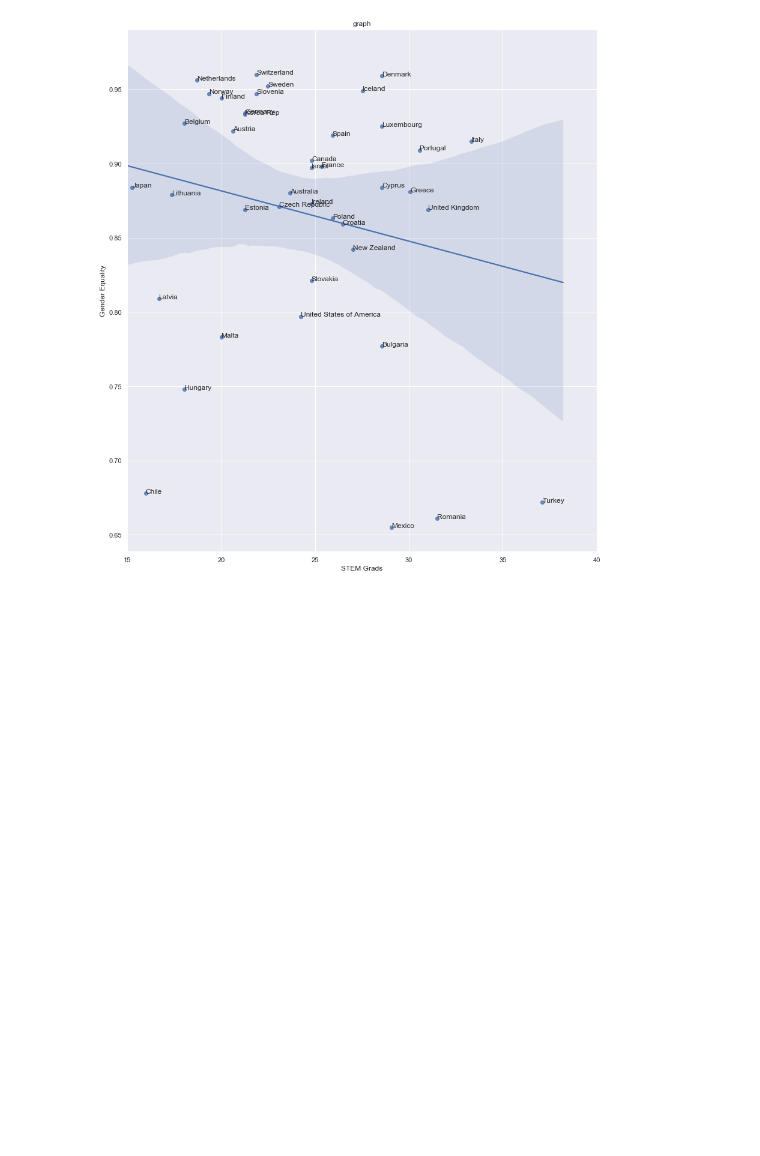
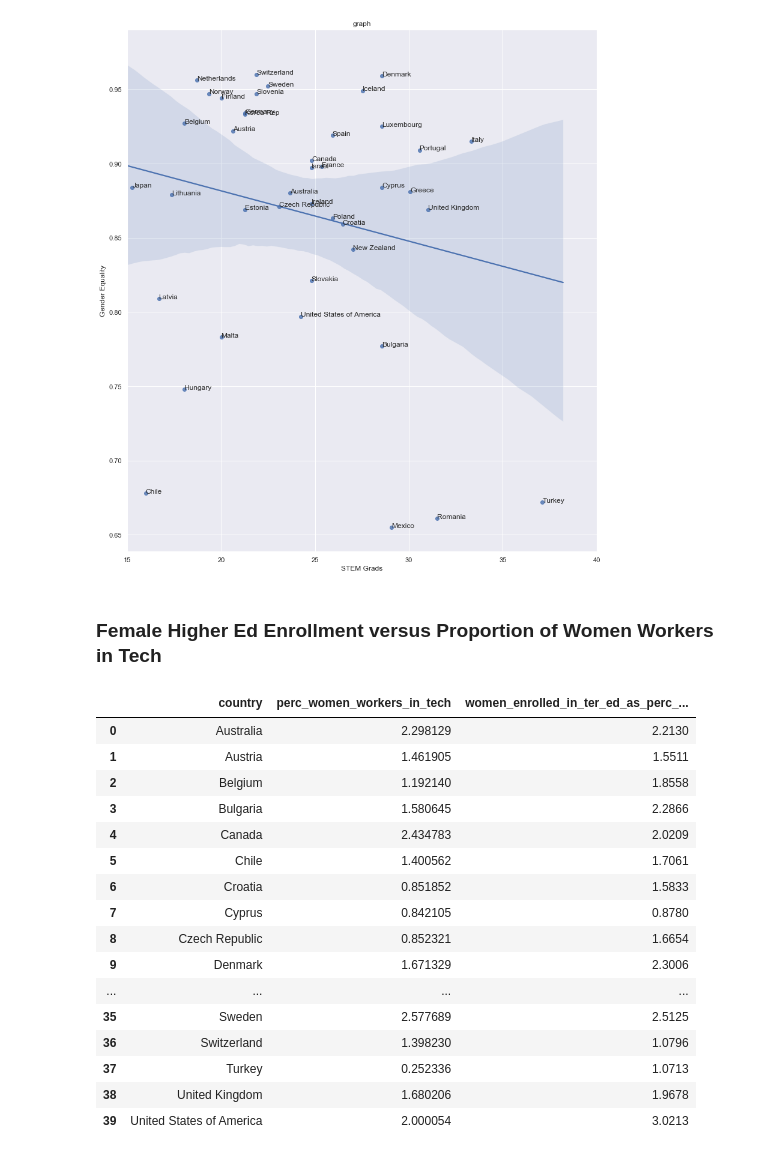
Before and after one commit to jmsmdy/gender-and-tech, a Jupyter notebook: Statistical Analysis.ipynb, the cells around one changed output. Saved outputs shown, nothing was run; the diff lists cells and outputs as text; code cells hidden in the pictures; blank space fills up the shorter version.

Commit message:
cleaned statistical analysis a bit, and pulled data for teriary education

```diff
--- a/Statistical Analysis.ipynb
+++ b/Statistical Analysis.ipynb
@@ -205,3 +218,48 @@ for i in range(len(txt)):
     ax.annotate(txt[i], (x[i], y[i]))
 # %% [output]
 [figure]
+# %% [markdown]
+### Female Higher Ed Enrollment versus Proportion of Women Workers in Tech
+# %%
+higher_ed_query = '''
+        SELECT
+            w. country
+                AS country,
+            100*w.female_tech_workforce_thousands / (w.female_workforce_millions * 1000)
+                AS perc_women_workers_in_tech,
+            100 * max(t.value) / p.value
+                AS women_enrolled_in_ter_ed_as_perc_of_total_pop
+        FROM
+            gender.women_in_tech AS w
+            JOIN
+            gender.ter_ed_enrollment AS t
+            ON w.country = t.country
+            JOIN gender.population_data_full as p
+            ON w.country = p.country
+        WHERE
+            t.subgroup = "Female"
+        GROUP BY
+            t.country;'''
+
+
+df_edu = get_data(higher_ed_query)
+# %%
+df_edu
+# %% [output]
+|  | country | perc_women_workers_in_tech | women_enrolled_in_ter_ed_as_perc_... |
+| 0 | Australia | 2.298129 | 2.2130 |
+| 1 | Austria | 1.461905 | 1.5511 |
+| 2 | Belgium | 1.192140 | 1.8558 |
+| 3 | Bulgaria | 1.580645 | 2.2866 |
+| 4 | Canada | 2.434783 | 2.0209 |
+| 5 | Chile | 1.400562 | 1.7061 |
+| 6 | Croatia | 0.851852 | 1.5833 |
+| 7 | Cyprus | 0.842105 | 0.8780 |
+| 8 | Czech Republic | 0.852321 | 1.6654 |
+| 9 | Denmark | 1.671329 | 2.3006 |
+| ... | ... | ... | ... |
+| 35 | Sweden | 2.577689 | 2.5125 |
+| 36 | Switzerland | 1.398230 | 1.0796 |
+| 37 | Turkey | 0.252336 | 1.0713 |
+| 38 | United Kingdom | 1.680206 | 1.9678 |
+| 39 | United States of America | 2.000054 | 3.0213 |
```
Also changed, not shown: parts of 13 cells of this notebook, 1 other file.
